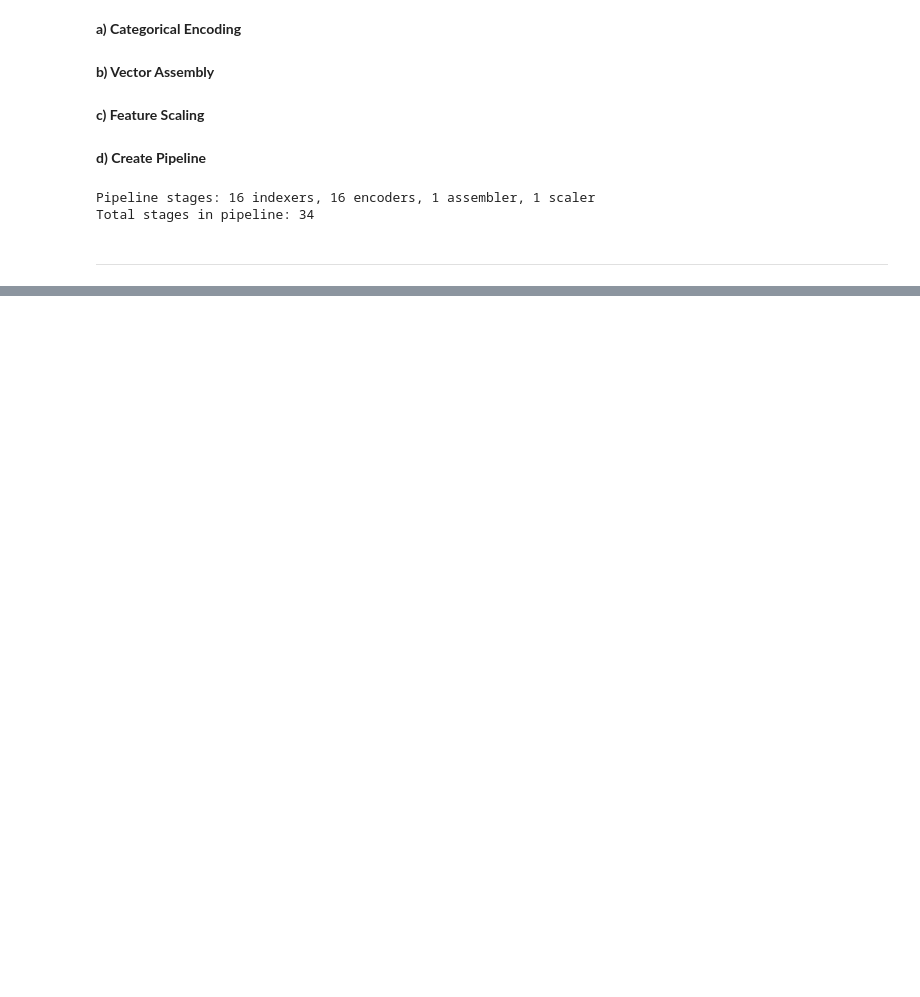
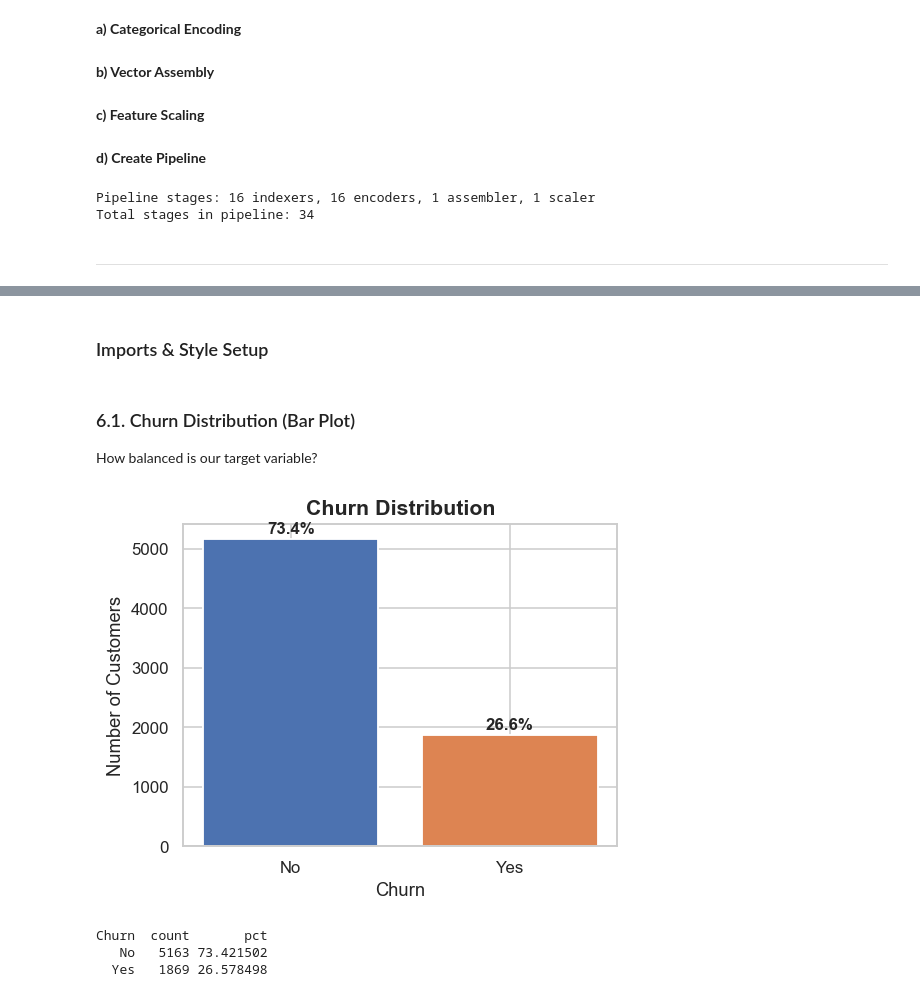
Before and after one commit to truongtan29602/customer-churn-sparkml, a Jupyter notebook: customer_churn_pipeline_run.ipynb, the cells around one changed output, grey strips where cells are left out. Saved outputs shown, nothing was run; the diff lists cells and outputs as text; code cells hidden in the pictures; blank space fills up the shorter version.

```diff
--- a/customer_churn_pipeline_run.ipynb
+++ b/customer_churn_pipeline_run.ipynb
@@ -477,0 +854,2 @@ spark.stop()
+# %% [markdown]
+### Imports & Style Setup
@@ -477,0 +859,29 @@ spark.stop()
+# %%
+import matplotlib.pyplot as plt
+import seaborn as sns
+
+sns.set_theme(style='whitegrid', palette='muted')
+plt.rcParams['figure.dpi'] = 110
+# %% [markdown]
+### 6.1. Churn Distribution (Bar Plot)
+
+How balanced is our target variable?
+# %%
+churn_dist = df_clean.groupBy('Churn').count().toPandas()
+churn_dist['pct'] = churn_dist['count'] / churn_dist['count'].sum() * 100
+
+fig, ax = plt.subplots(figsize=(5, 4))
+bars = ax.bar(churn_dist['Churn'], churn_dist['count'],
+              color=['#4c72b0', '#dd8452'], edgecolor='white', linewidth=1.2)
+for bar, (_, row) in zip(bars, churn_dist.iterrows()):
+    ax.text(bar.get_x() + bar.get_width()/2, bar.get_height() + 50,
+            f"{row['pct']:.1f}%", ha='center', va='bottom', fontsize=11, fontweight='bold')
+ax.set_title('Churn Distribution', fontsize=14, fontweight='bold')
+ax.set_xlabel('Churn'); ax.set_ylabel('Number of Customers')
+plt.tight_layout(); plt.show()
+print(churn_dist.to_string(index=False))
+# %% [output]
+[figure, added]
+Churn  count       pct
+   No   5163 73.421502
+  Yes   1869 26.578498
```
Also changed, not shown: parts of 64 cells of this notebook, 1 other file.
